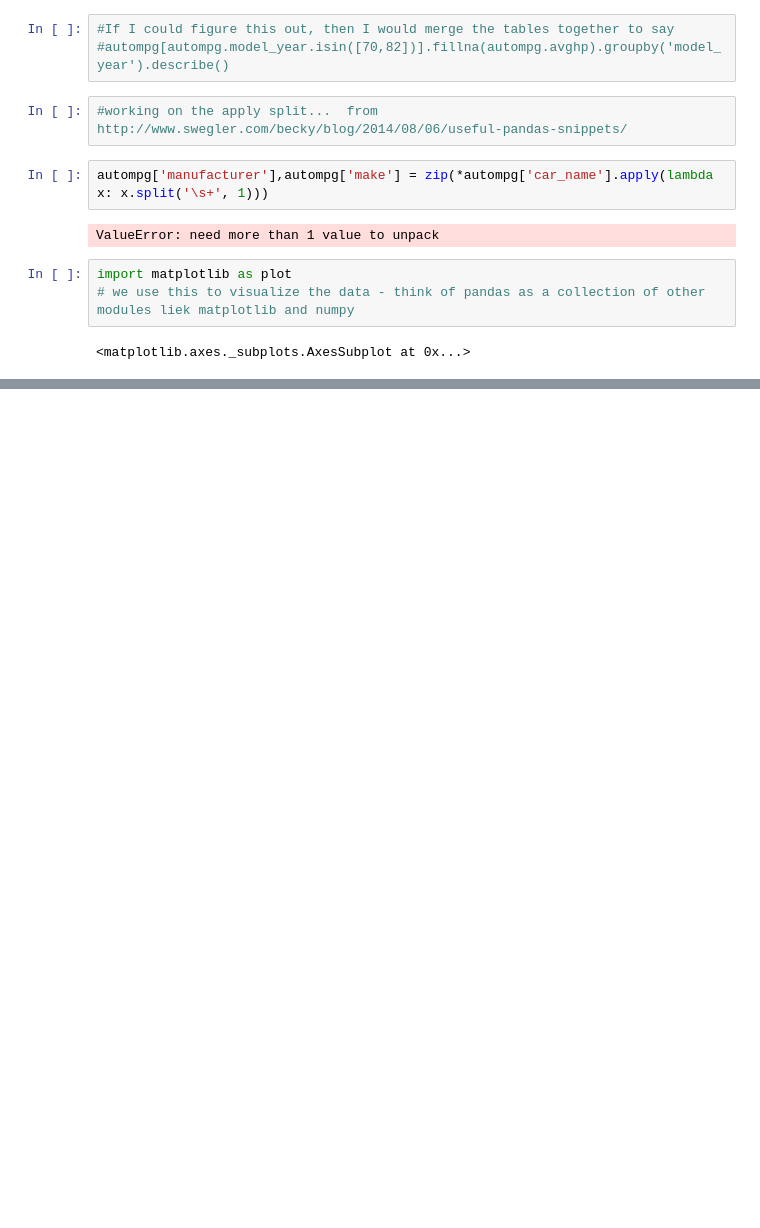
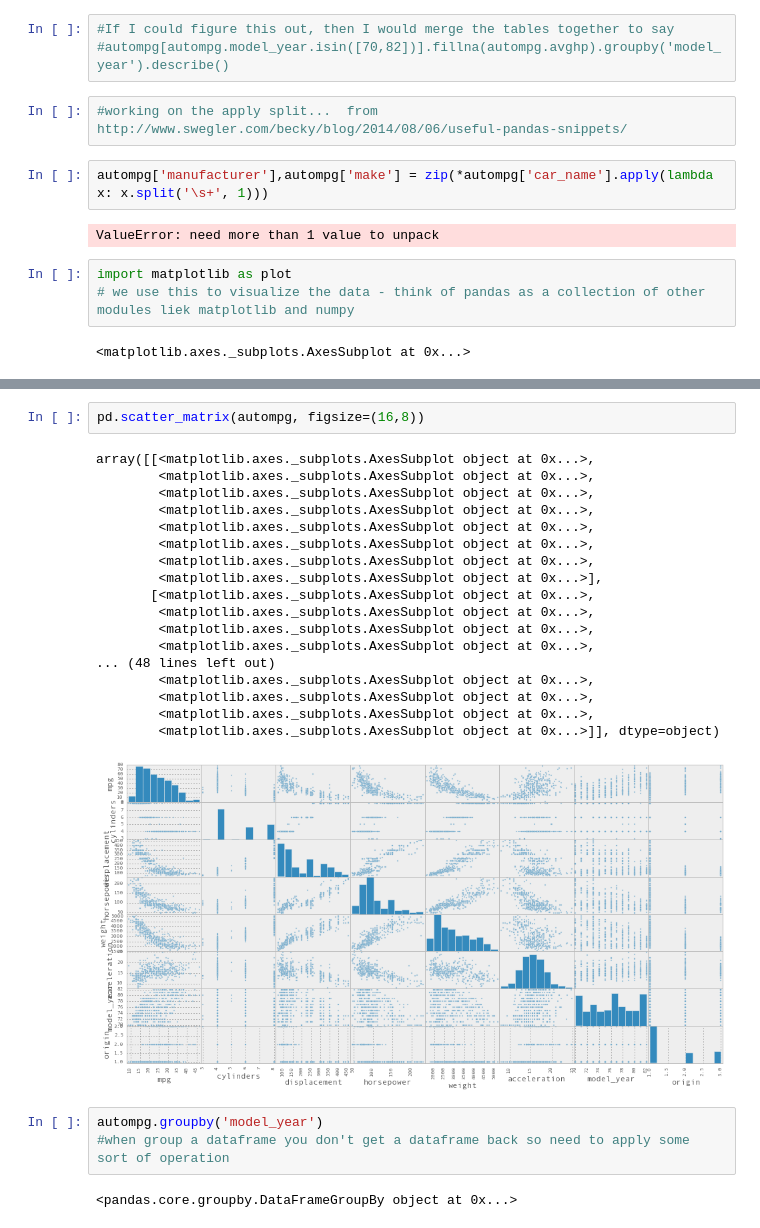
Before and after one commit to williamsnichols/DAT_20_Students, a Jupyter notebook: EVCinNYC/Lecture04Classwork/EVCL04OnOwn.ipynb, the cells around one changed output, grey strips where cells are left out. Drawn from its saved outputs; the diff is of its cells as text; blank space fills up the shorter version.

```diff
--- a/EVCinNYC/Lecture04Classwork/EVCL04OnOwn.ipynb
+++ b/EVCinNYC/Lecture04Classwork/EVCL04OnOwn.ipynb
@@ -255,0 +270,26 @@ import matplotlib as plot
+# %%
+pd.scatter_matrix(autompg, figsize=(16,8))
+# %% [output]
+array([[<matplotlib.axes._subplots.AxesSubplot object at 0x...>,
+        <matplotlib.axes._subplots.AxesSubplot object at 0x...>,
+        <matplotlib.axes._subplots.AxesSubplot object at 0x...>,
+        <matplotlib.axes._subplots.AxesSubplot object at 0x...>,
+        <matplotlib.axes._subplots.AxesSubplot object at 0x...>,
+        <matplotlib.axes._subplots.AxesSubplot object at 0x...>,
+        <matplotlib.axes._subplots.AxesSubplot object at 0x...>,
+        <matplotlib.axes._subplots.AxesSubplot object at 0x...>],
+       [<matplotlib.axes._subplots.AxesSubplot object at 0x...>,
+        <matplotlib.axes._subplots.AxesSubplot object at 0x...>,
+        <matplotlib.axes._subplots.AxesSubplot object at 0x...>,
+        <matplotlib.axes._subplots.AxesSubplot object at 0x...>,
+... (48 lines left out)
+        <matplotlib.axes._subplots.AxesSubplot object at 0x...>,
+        <matplotlib.axes._subplots.AxesSubplot object at 0x...>,
+        <matplotlib.axes._subplots.AxesSubplot object at 0x...>,
+        <matplotlib.axes._subplots.AxesSubplot object at 0x...>]], dtype=object)
+[figure, added]
+# %%
+autompg.groupby('model_year')
+#when group a dataframe you don't get a dataframe back so need to apply some sort of operation
+# %% [output]
+<pandas.core.groupby.DataFrameGroupBy object at 0x...>
```
Also changed, not shown: parts of 8 cells of this notebook, 16 other files.
